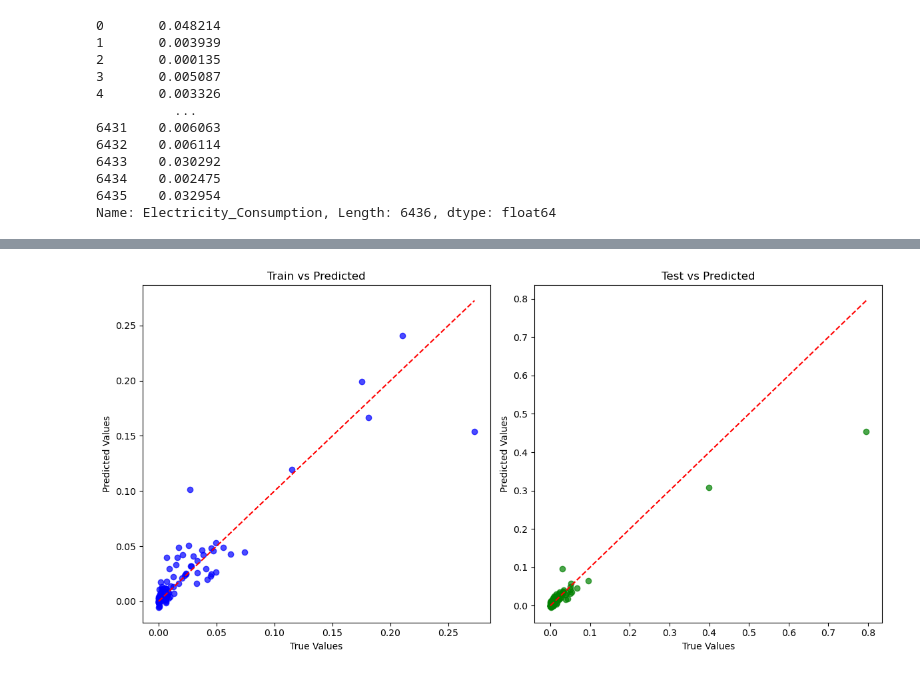
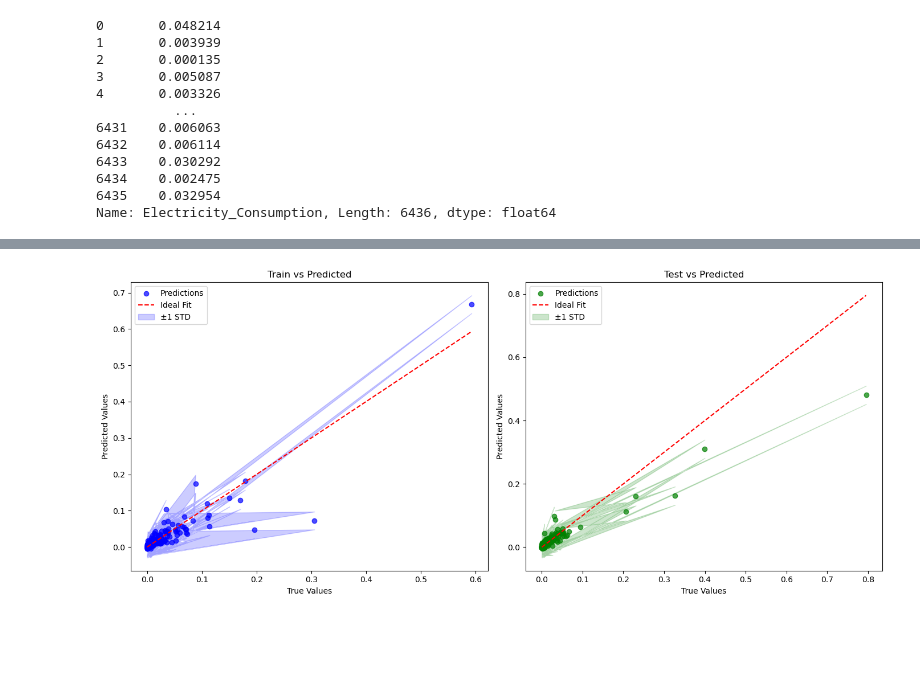
Before and after one commit to aash1999/Commercial-Buildings-Energy-Consumption-Survey, a Jupyter notebook: codes/EDAQ3_Aakash.ipynb, the cells around one changed output, grey strips where cells are left out. Drawn from its saved outputs; the diff is of its cells as text; code cells hidden in the pictures; blank space fills up the shorter version.

```diff
--- a/codes/EDAQ3_Aakash.ipynb
+++ b/codes/EDAQ3_Aakash.ipynb
@@ -405,7 +380,7 @@ import pandas as pd
 import numpy as np
 import statsmodels.api as sm
 
-def run_ols(df, target_col):
+def run_ols(df, target_col, verbose= True):
     """
     Runs an OLS regression and finds significant features based on p-values.
 
@@ -428,7 +403,7 @@ def run_ols(df, target_col):
     model = sm.OLS(y, X).fit()
 
     summary = model.summary()
-    print(summary)
+    if verbose: print(summary)
 
     p_values = model.pvalues
     significant_features = p_values[p_values < 0.05].index.tolist()
@@ -438,7 +413,7 @@ def run_ols(df, target_col):
 
     return significant_features
 
-significant_features = run_ols(df_transformed, target_col=target_col)
+significant_features = run_ols(df_transformed, target_col, True)
 print(f"Significant features: {significant_features}")
 # %% [output]
                                OLS Regression Results
@@ -844,7 +572,7 @@ class RidgeModel:
         """
         return self.model.predict(X)
 
-    def evaluate(self, X_train, y_train, X_test, y_test):
+    def evaluate(self, X_train, y_train, X_test, y_test, verbose= True):
         """
         Evaluate the model's performance on both train and test datasets.
 
@@ -877,25 +605,26 @@ class RidgeModel:
 
         mape_train = np.mean(np.abs((y_train - y_train_pred) / (y_train + 1e-10))) * 100  # Add small epsilon to avoid division by zero
         mape_test = np.mean(np.abs((y_test - y_test_pred) / (y_test + 1e-10))) * 100  # Add small epsilon to avoid division by zero
+        if verbose:
+            print("Train Metrics:")
+            print(f"MSE: {mse_train:.4f}")
+            print(f"MAE: {mae_train:.4f}")
+            print(f"R2: {r2_train:.4f}")
+            print(f"Adjusted R2: {adjusted_r2_train:.4f}")
+            print(f"MAPE: {mape_train:.4f}%\n")
 
-        print("Train Metrics:")
-        print(f"MSE: {mse_train:.4f}")
-        print(f"MAE: {mae_train:.4f}")
-        print(f"R2: {r2_train:.4f}")
-        print(f"Adjusted R2: {adjusted_r2_train:.4f}")
-        print(f"MAPE: {mape_train:.4f}%\n")
-
-        print("Test Metrics:")
-        print(f"MSE: {mse_test:.4f}")
-        print(f"MAE: {mae_test:.4f}")
-        print(f"R2: {r2_test:.4f}")
-        print(f"Adjusted R2: {adjusted_r2_test:.4f}")
-        print(f"MAPE: {mape_test:.4f}%\n")
+            print("Test Metrics:")
+            print(f"MSE: {mse_test:.4f}")
+            print(f"MAE: {mae_test:.4f}")
+            print(f"R2: {r2_test:.4f}")
+            print(f"Adjusted R2: {adjusted_r2_test:.4f}")
+            print(f"MAPE: {mape_test:.4f}%\n")
+        return mse_train, mse_test, r2_train, r2_test
 
 
     def plot_predictions(self, X_train, y_train, X_test, y_test):
         """
-        Plot train vs predicted and test vs predicted values.
+        Plot train vs predicted and test vs predicted values with variability reference.
 
         Args:
         - X_train (DataFrame): The feature matrix for training.
@@ -907,32 +636,43 @@ class RidgeModel:
         y_train_pred = self.predict(X_train)
         y_test_pred = self.predict(X_test)
 
-        # Plot Train vs Predicted
-        plt.figure(figsize=(12, 6))
+        # Calculate residuals and variability
+        train_residuals = y_train - y_train_pred
+        test_residuals = y_test - y_test_pred
+        train_std = train_residuals.std()
+        test_std = test_residuals.std()
+
+        # Plot Train vs Predicted with Variability
+        plt.figure(figsize=(14, 6))
         plt.subplot(1, 2, 1)
-        plt.scatter(y_train, y_train_pred, color='blue', alpha=0.7)
-        plt.plot([y_train.min(), y_train.max()], [y_train.min(), y_train.max()], color='red', linestyle='--')
+        plt.scatter(y_train, y_train_pred, color='blue', alpha=0.7, label='Predictions')
+        plt.plot([y_train.min(), y_train.max()], [y_train.min(), y_train.max()], color='red', linestyle='--', label='Ideal Fit')
+        plt.fill_between(y_train, y_train_pred - train_std, y_train_pred + train_std, color='blue', alpha=0.2, label='±1 STD')
         plt.title("Train vs Predicted")
         plt.xlabel("True Values")
         plt.ylabel("Predicted Values")
+        plt.legend()
 
-        # Plot Test vs Predicted
+        # Plot Test vs Predicted with Variability
         plt.subplot(1, 2, 2)
-        plt.scatter(y_test, y_test_pred, color='green', alpha=0.7)
-        plt.plot([y_test.min(), y_test.max()], [y_test.min(), y_test.max()], color='red', linestyle='--')
+        plt.scatter(y_test, y_test_pred, color='green', alpha=0.7, label='Predictions')
+        plt.plot([y_test.min(), y_test.max()], [y_test.min(), y_test.max()], color='red', linestyle='--', label='Ideal Fit')
+        plt.fill_between(y_test, y_test_pred - test_std, y_test_pred + test_std, color='green', alpha=0.2, label='±1 STD')
         plt.title("Test vs Predicted")
         plt.xlabel("True Values")
         plt.ylabel("Predicted Values")
+        plt.legend()
 
         plt.tight_layout()
         plt.show()
 
 
+
 ridge_model = RidgeModel(alpha=1.0)
 ridge_model.train(X_train, y_train)
 
-ridge_model.evaluate(X_train, y_train, X_test, y_test)
-n_for_plot = 100
+mse_train, mse_test, r2_train, r2_test = ridge_model.evaluate(X_train, y_train, X_test, y_test ,True)
+n_for_plot = 200
 
 
 ridge_model.plot_predictions(X_train[:n_for_plot], y_train[:n_for_plot], X_test[:n_for_plot], y_test[:n_for_plot])
@@ -953 +693 @@ MAPE: 520.1475%
-[figure, old version]
+[figure, new version]
```
Also changed, not shown: parts of 17 cells of this notebook, 1 other file.
